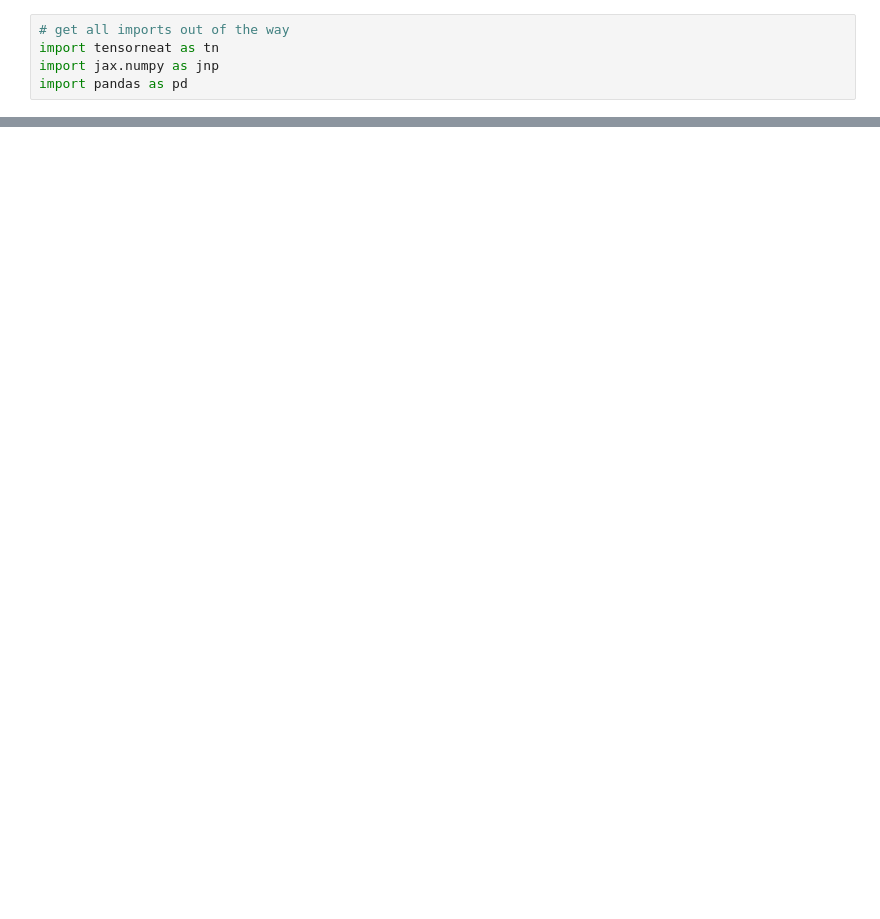
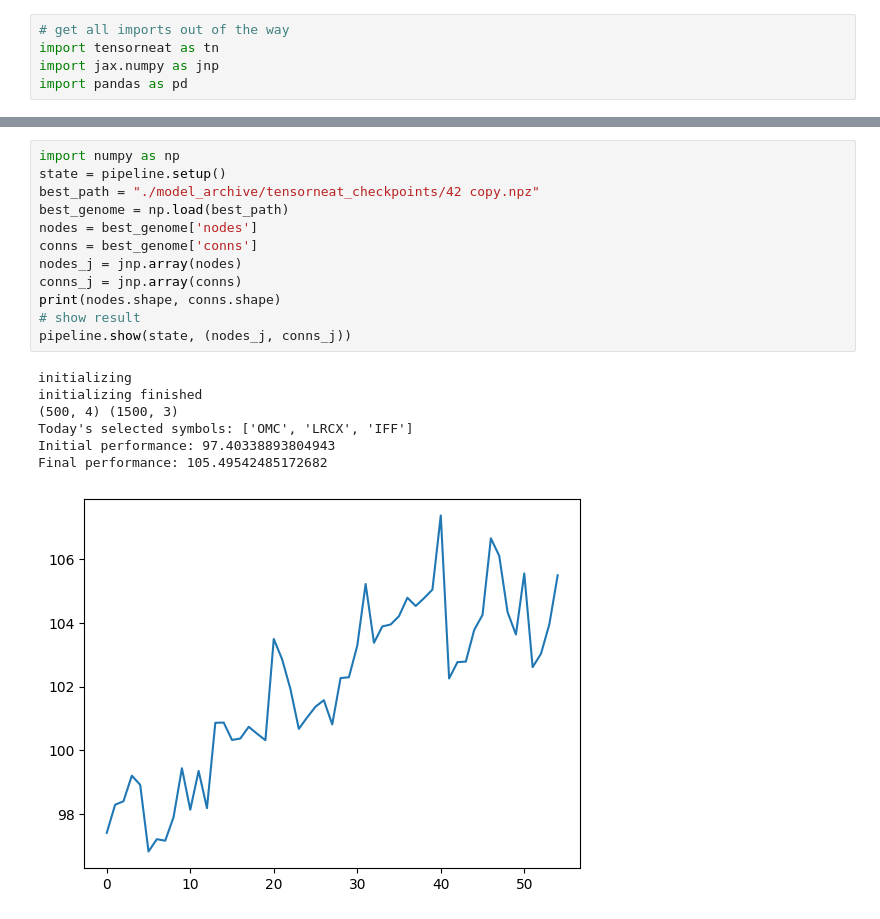
Before and after one commit to nickwilliamsdev/treetrader, a Jupyter notebook: tensorneat_ranknet.ipynb, the cells around one changed output, grey strips where cells are left out. Cells and saved outputs as stored; diff of their text form; blank space fills up the shorter version.

```diff
--- a/tensorneat_ranknet.ipynb
+++ b/tensorneat_ranknet.ipynb
@@ -324,0 +416,20 @@ Final performance: 6641.352231104081
+# %%
+import numpy as np
+state = pipeline.setup()
+best_path = "./model_archive/tensorneat_checkpoints/42 copy.npz"
+best_genome = np.load(best_path)
+nodes = best_genome['nodes']
+conns = best_genome['conns']
+nodes_j = jnp.array(nodes)
+conns_j = jnp.array(conns)
+print(nodes.shape, conns.shape)
+# show result
+pipeline.show(state, (nodes_j, conns_j))
+# %% [output]
+initializing
+initializing finished
+(500, 4) (1500, 3)
+Today's selected symbols: ['OMC', 'LRCX', 'IFF']
+Initial performance: 97.40338893804943
+Final performance: 105.49542485172682
+[figure, added]
```
Also changed, not shown: parts of 12 cells of this notebook, 4 other files.
